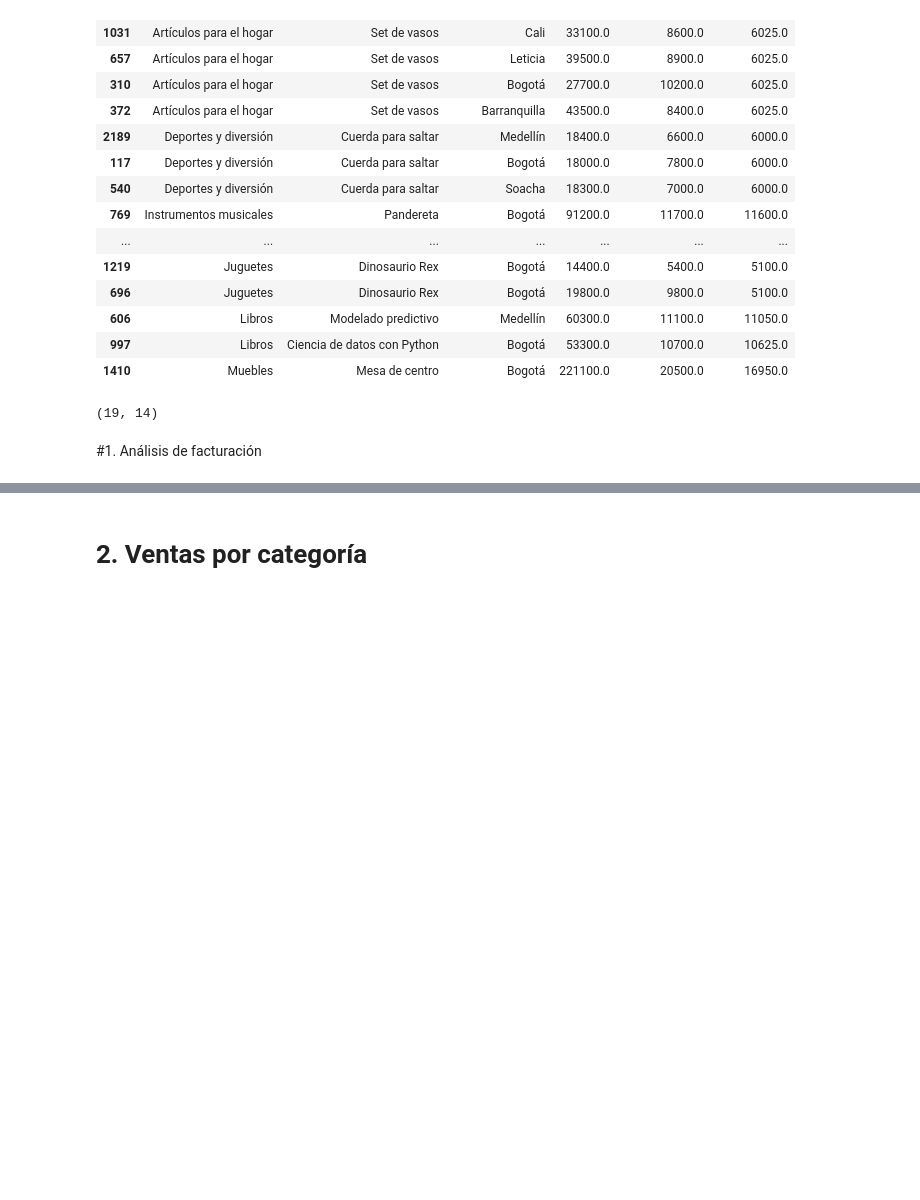
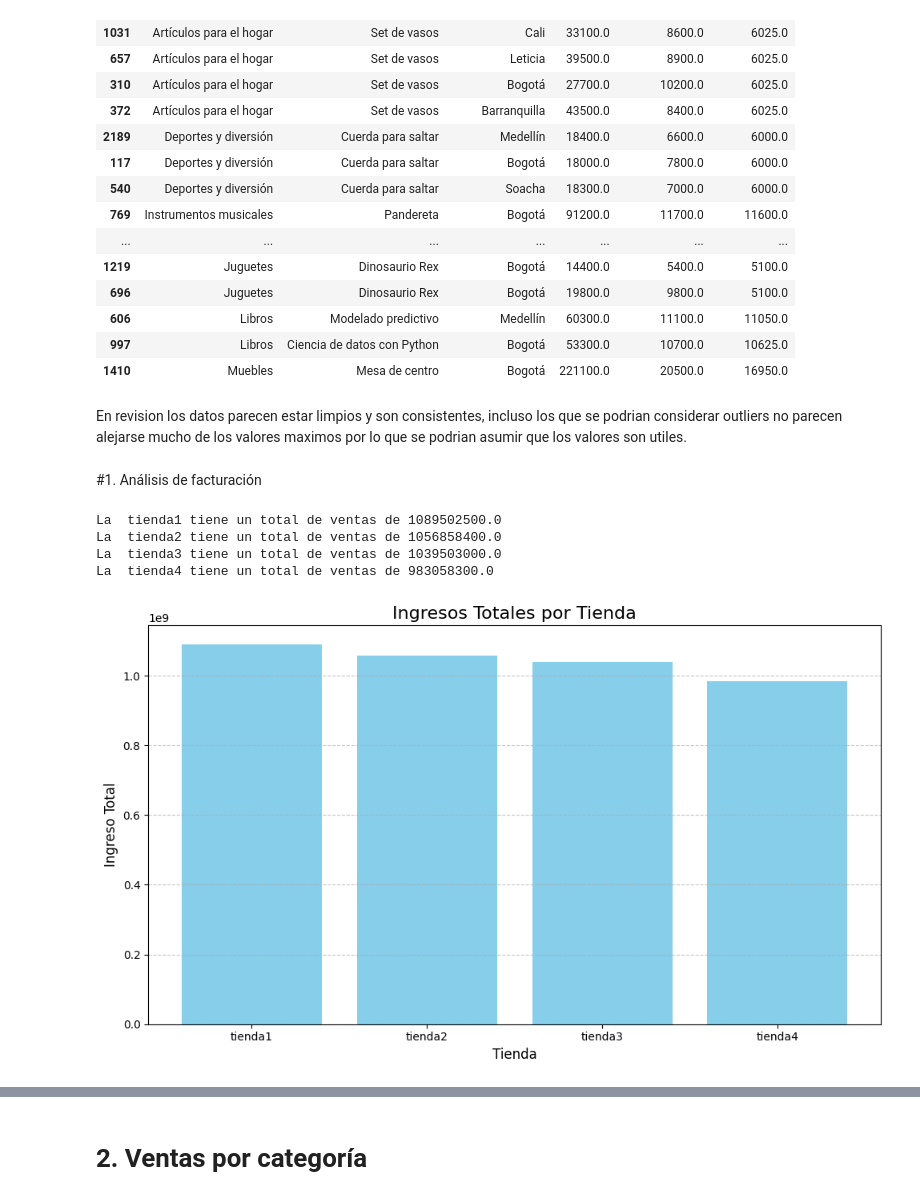
Before and after one commit to JCSR2022/challenge1-data-science-Alura, a Jupyter notebook: AluraStoreLatam.ipynb, the cells around one changed output, grey strips where cells are left out. Saved outputs shown, nothing was run; the diff lists cells and outputs as text; code cells hidden in the pictures; blank space fills up the shorter version.

```diff
--- a/AluraStoreLatam.ipynb
+++ b/AluraStoreLatam.ipynb
@@ -36,6 +41,9 @@ Data columns (total 12 columns):
  11  lon                     2359 non-null   float64
 dtypes: float64(4), int64(2), object(6)
 memory usage: 221.3+ KB
+# %%
+names = ['tienda1', 'tienda2', 'tienda3', 'tienda4']
+all_data = {name:df for name,df in zip(names,[tienda1, tienda2, tienda3, tienda4])}
 # %% [markdown]
 ## df tienen mismas columnas
 # %%
@@ -355,6 +359,8 @@ def review_outliers_2(df,column,columns_filter,threshold=1.5):
     return df_outliers
 
 #play with threshold=3
+df = all_data['tienda4']
+
 df_review = review_outliers_2(df, column = 'Costo de envío',columns_filter=['Categoría del Producto','Producto'], threshold=3)
 
 df_review[['Categoría del Producto','Producto', 'Lugar de Compra','Precio', 'Costo de envío','upper_bound']].sort_values(by='Categoría del Producto')
@@ -376,9 +382,58 @@ df_review[['Categoría del Producto','Producto', 'Lugar de Compra','Precio', 'Co
 | 606 | Libros | Modelado predictivo | Medellín | 60300.0 | 11100.0 | 11050.0 |
 | 997 | Libros | Ciencia de datos con Python | Bogotá | 53300.0 | 10700.0 | 10625.0 |
 | 1410 | Muebles | Mesa de centro | Bogotá | 221100.0 | 20500.0 | 16950.0 |
-# %%
-df_review.shape
-# %% [output]
-(19, 14)
+# %% [markdown]
+En revision los datos parecen estar limpios y son consistentes, incluso los que se podrian considerar outliers no parecen alejarse mucho de los valores maximos por lo que se podrian asumir que los valores son utiles.
 # %% [markdown]
 #1. Análisis de facturación
+# %%
+def graficar_ingresos_por_tienda(all_df):
+    """
+    Grafica los ingresos por tienda
+
+    Parámetros
+    ----------
+    """
+
+    # Crear columna de ingreso total si no existe
+    ingresos_dict = {}
+
+    for tienda, df in all_df.items():
+      df = df.copy()
+      df["Ingreso Total"] = df["Precio"] - df["Costo de envío"]
+      ingresos_dict[tienda] = df["Ingreso Total"].sum()
+
+    for tienda, ingreso in ingresos_dict.items():
+      print(f"La  {tienda} tiene un total de ventas de {ingreso}")
+
+    # Extraer nombres de tiendas e ingresos
+    tiendas = list(ingresos_dict.keys())
+    ingresos = list(ingresos_dict.values())
+
+    # Crear la figura y los ejes para el gráfico
+    plt.figure(figsize=(10, 6)) # Define el tamaño del gráfico
+
+    # Crear el gráfico de barras
+    plt.bar(tiendas, ingresos, color='skyblue')
+
+    # Agregar títulos y etiquetas
+    plt.title('Ingresos Totales por Tienda', fontsize=16)
+    plt.xlabel('Tienda', fontsize=12)
+    plt.ylabel('Ingreso Total', fontsize=12)
+
+    # Mostrar la cuadrícula para facilitar la lectura
+    plt.grid(axis='y', linestyle='--', alpha=0.7)
+
+    # Ajustar el diseño para que las etiquetas no se corten
+    plt.tight_layout()
+
+    # Mostrar el gráfico
+    plt.show()
+
+graficar_ingresos_por_tienda(all_data)
+# %% [output]
+La  tienda1 tiene un total de ventas de 1089502500.0
+La  tienda2 tiene un total de ventas de 1056858400.0
+La  tienda3 tiene un total de ventas de 1039503000.0
+La  tienda4 tiene un total de ventas de 983058300.0
+[figure, added]
```
Also changed, not shown: parts of 17 cells of this notebook.
